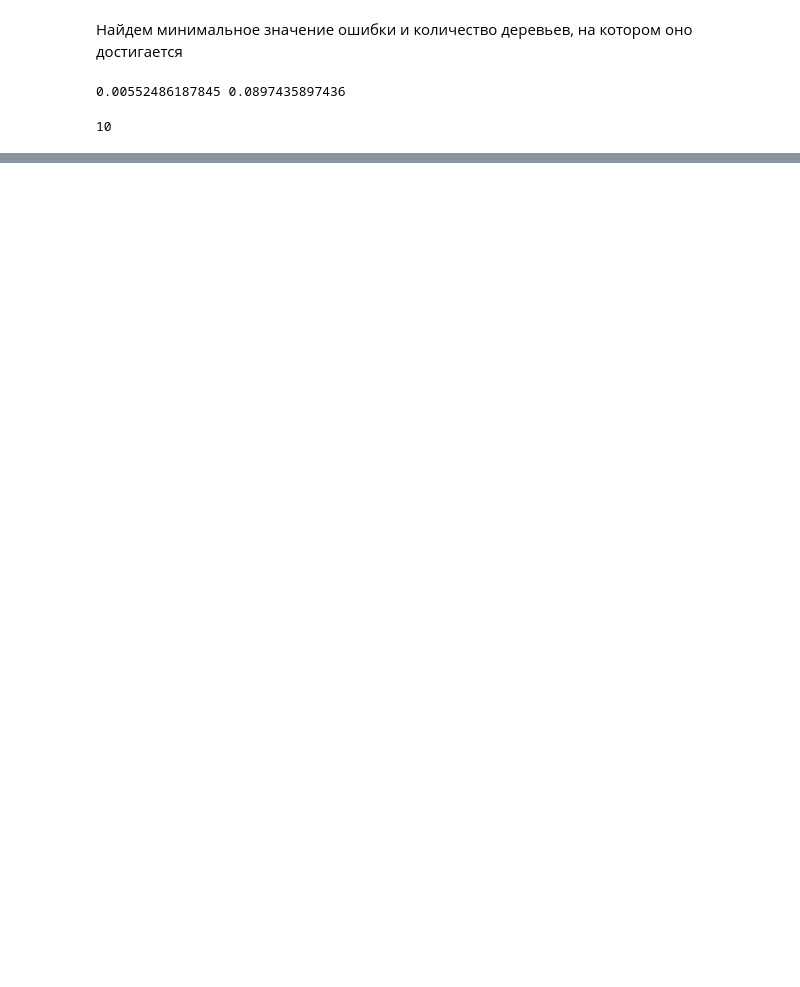
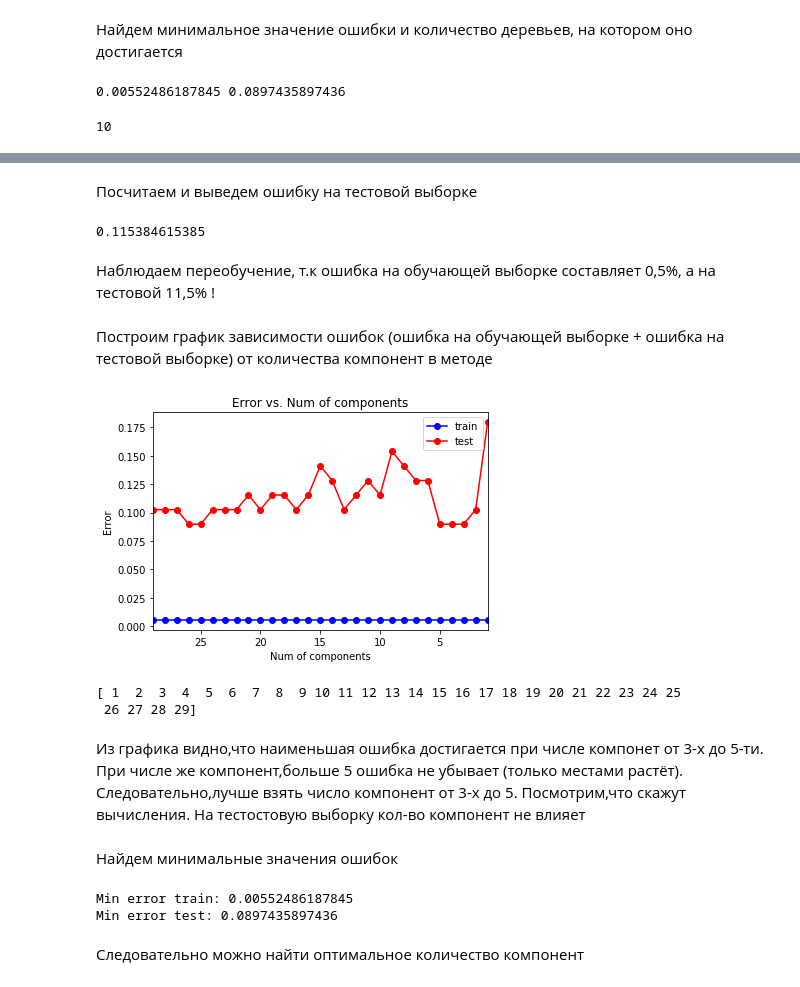
Before and after one commit to AndrewSmrnv/MachineLearing, a Jupyter notebook: NBA.ipynb, the cells around one changed output, grey strips where cells are left out. Cells and saved outputs as stored; diff of their text form; code cells hidden in the pictures; blank space fills up the shorter version.

```diff
--- a/NBA.ipynb
+++ b/NBA.ipynb
@@ -1110,0 +1128,3 @@ print(trees_opt)
+# %%
+from sklearn.model_selection import train_test_split
+X_train, X_test, y_train, y_test = train_test_split(X, y, test_size = 0.3, random_state = 42)
@@ -1110,0 +1133,5 @@ print(trees_opt)
+# %%
+from sklearn import decomposition
+pca = decomposition.PCA(n_components = 10)
+X_train_reduc = pca.fit_transform(X_train)
+X_test_reduc = pca.transform(X_test)
@@ -1110,0 +1140,4 @@ print(trees_opt)
+# %%
+from sklearn import ensemble
+gbt_model = ensemble.GradientBoostingClassifier(n_estimators = 100, max_depth = 2, learning_rate= 0.4)
+gbt_model.fit(X_train_reduc, y_train)
@@ -1110,0 +1160,56 @@ print(trees_opt)
+# %% [markdown]
+Посчитаем и выведем ошибку на тестовой выборке
+# %%
+err_test  = np.mean(y_test  != gbt_model.predict(X_test_reduc))
+print(err_test)
+# %% [output]
+0.115384615385
+# %% [markdown]
+Наблюдаем переобучение, т.к ошибка на обучающей выборке составляет 0,5%, а на тестовой 11,5% !
+# %% [markdown]
+ Построим график зависимости ошибок (ошибка на обучающей выборке + ошибка на тестовой выборке) от количества компонент в методе
+# %%
+components_arr = np.arange(1, 30, 1)
+test_err = []
+train_err = []
+oob_err = []
+for components in components_arr:
+    pca = decomposition.PCA(n_components = components)
+    X_pca_train = pca.fit_transform(X_train)
+    X_pca_test = pca.transform(X_test)
+    gbt_model = ensemble.GradientBoostingClassifier(n_estimators = 100, max_depth = 2, learning_rate= 0.4)
+    gbt_model.fit(X_pca_train, y_train)
+    train_err.append(np.mean(y_train != gbt_model.predict(X_pca_train)))
+    test_err.append(np.mean(y_test  != gbt_model.predict(X_pca_test)))
+# %%
+plt.plot(components_arr, train_err, 'b-o', label = 'train')
+plt.plot(components_arr, test_err, 'r-o', label = 'test')
+plt.xlim([np.max(components_arr), np.min(components_arr)])
+plt.title('Error vs. Num of components')
+plt.xlabel('Num of components')
+plt.ylabel('Error')
+plt.legend()
+pass
+# %% [output]
+[figure, added]
+# %%
+ print(components_arr)
+# %% [output]
+[ 1  2  3  4  5  6  7  8  9 10 11 12 13 14 15 16 17 18 19 20 21 22 23 24 25
+ 26 27 28 29]
+# %% [markdown]
+Из графика видно,что наименьшая ошибка достигается при числе компонет от 3-х до 5-ти. При числе же компонент,больше 5 ошибка не убывает (только местами растёт). Следовательно,лучше взять число компонент от 3-х до 5. Посмотрим,что скажут вычисления.
+На тестостовую выборку кол-во компонент не влияет
+# %% [markdown]
+ Найдем минимальные значения ошибок
+# %%
+min_train_err = np.min(train_err)
+min_test_err = np.min(test_err)
+
+print ('Min error train:', min_train_err)
+print ('Min error test:', min_test_err)
+# %% [output]
+Min error train: 0.00552486187845
+Min error test: 0.0897435897436
+# %% [markdown]
+ Следовательно можно найти оптимальное количество компонент
```
Also changed, not shown: parts of 59 cells of this notebook.
